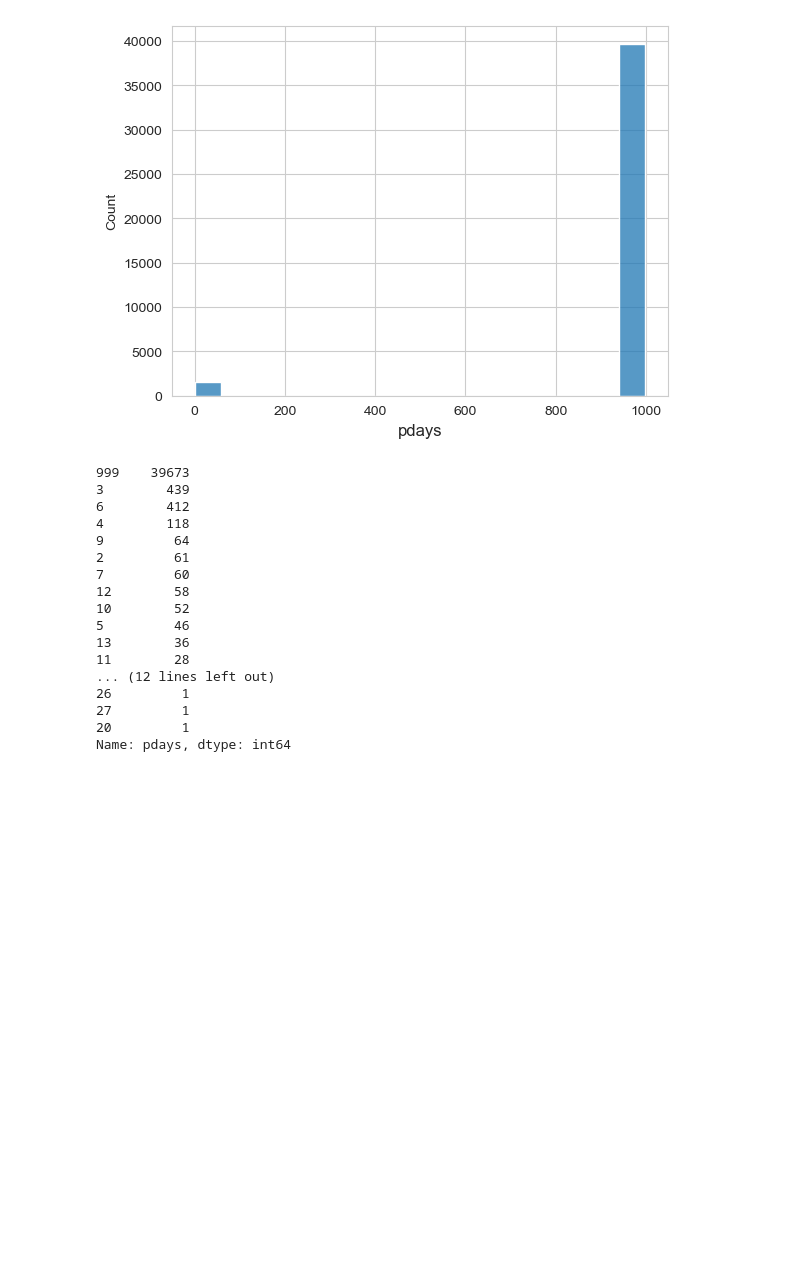
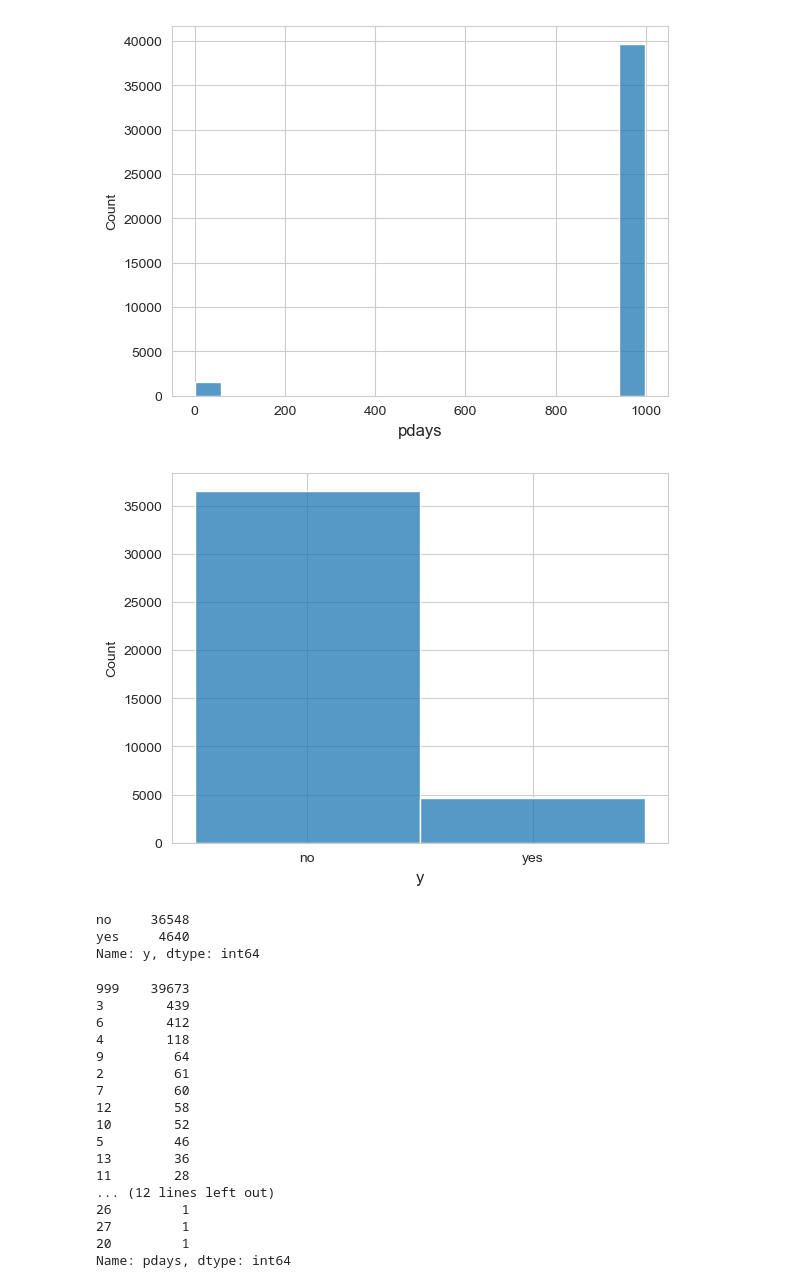
Before and after one commit to DrewAsh13/Erdos-2023_Project, a Jupyter notebook: Erdos_Project/Bank_Data_III.ipynb, the cells around one changed output. Cells and saved outputs as stored; diff of their text form; code cells hidden in the pictures; blank space fills up the shorter version.

```diff
--- a/Erdos_Project/Bank_Data_III.ipynb
+++ b/Erdos_Project/Bank_Data_III.ipynb
@@ -61,6 +61,25 @@ plt.xlabel("pdays", fontsize=12)
 plt.show()
 # %% [output]
 [figure]
+# %%
+sns.histplot(data = bank,
+               x = 'y')
+
+plt.yticks(fontsize=10)
+plt.xticks(fontsize=10)
+
+
+plt.xlabel("y", fontsize=12)
+
+plt.show()
+# %% [output]
+[figure, added]
+# %%
+bank['y'].value_counts()
+# %% [output]
+no     36548
+yes     4640
+Name: y, dtype: int64
 # %%
 bank.pdays.value_counts()
 # %% [output]
```
Also changed, not shown: parts of 46 cells of this notebook.
